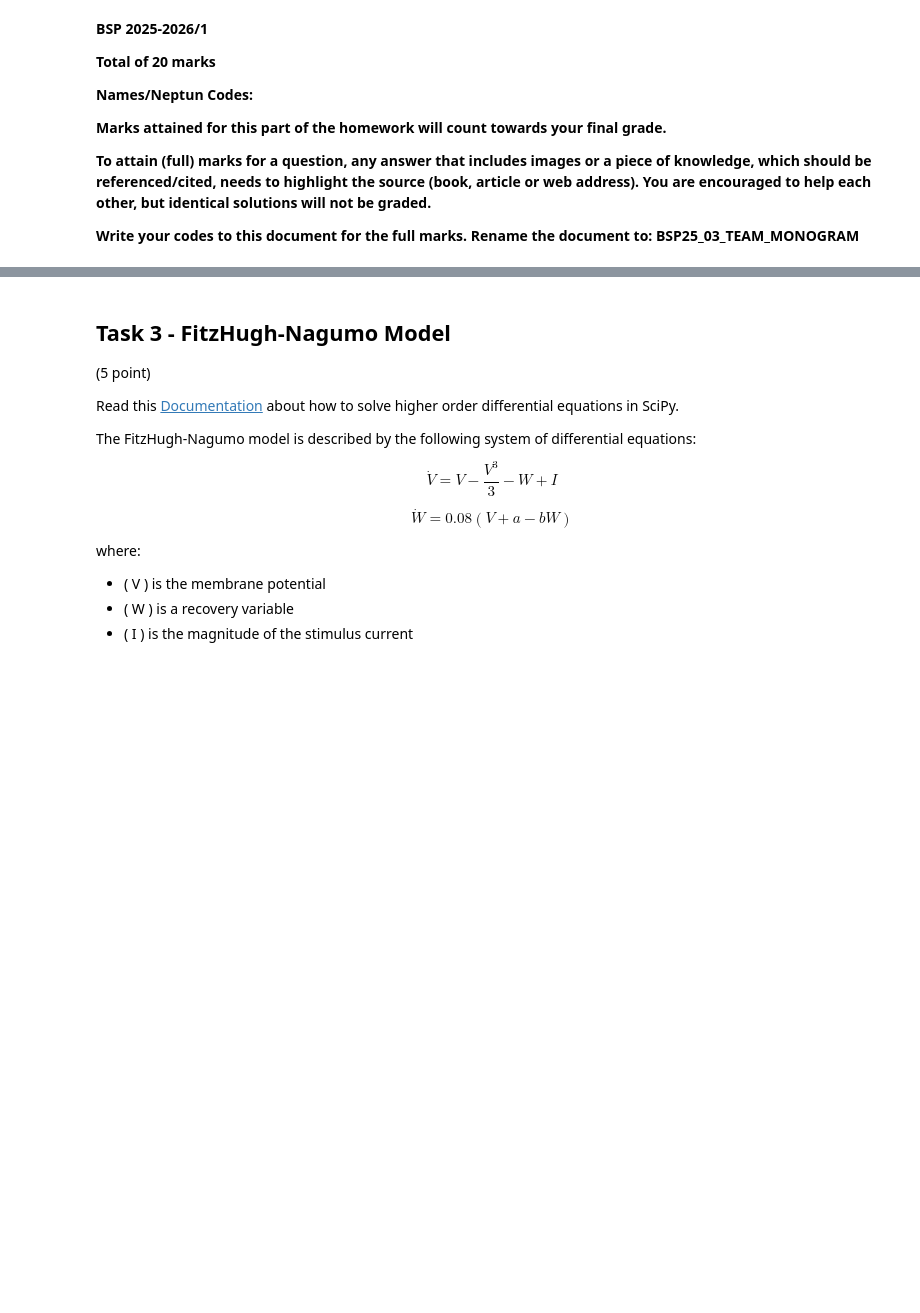
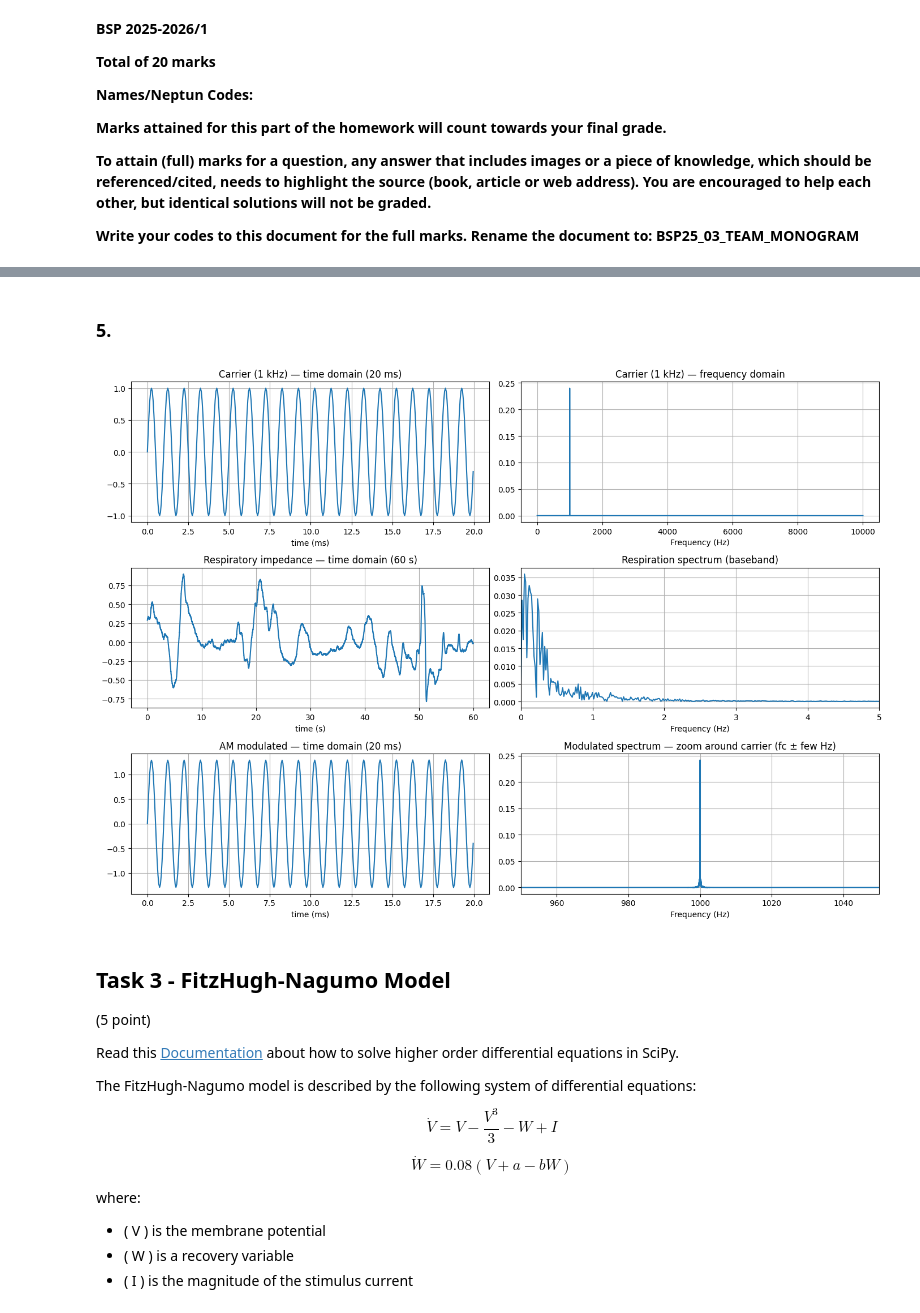
Before and after one commit to BalazsTersztenyak/biomedical-signal-processing, a Jupyter notebook: assignment2/BSP_LAB_25_03.ipynb, the cells around one changed output, grey strips where cells are left out. Cells and saved outputs as stored; diff of their text form; code cells hidden in the pictures; blank space fills up the shorter version.

```diff
--- a/assignment2/BSP_LAB_25_03.ipynb
+++ b/assignment2/BSP_LAB_25_03.ipynb
@@ -53,3 +185,77 @@ $$
+# %%
+# Build carrier and modulate
+carrier = np.sin(2*np.pi*carrier_freq*t_new)  # amplitude 1
+# Use conventional AM with unity DC -> [1 + s(t)] * carrier
+modulated = (1.0 + resp_up) * carrier
+# %% [markdown]
+### 5.
+# %%
+def compute_fft(x, fs):
+    N = len(x)
+    X = fft(x * np.hanning(N))  # apply window to reduce leakage
+    freqs = fftfreq(N, 1.0/fs)
+    # take positive freqs
+    pos = freqs >= 0
+    return freqs[pos], np.abs(X[pos]) / N
+# %%
+# Compute FFTs
+f_car, Car_mag = compute_fft(carrier, carrier_fs)
+f_resp, Resp_mag = compute_fft(np.interp(np.linspace(0, len(resp_segment)-1, len(t_new)), np.arange(len(resp_segment)), resp_segment), carrier_fs)
+f_mod, Mod_mag = compute_fft(modulated, carrier_fs)
+# %%
+# Plot 3x2 subplot: time domain (top row), frequency domain (bottom row)
+fig, axs = plt.subplots(3, 2, figsize=(14, 10))
+plt.subplots_adjust(hspace=0.45)
+
+# Time domain plots: carrier (short segment), resp (downsampled for plotting), modulated
+# choose a short window for carrier time plot to see oscillations
+n_plot = int(0.02 * carrier_fs)  # 20 ms
+axs[0,0].plot(t_new[:n_plot]*1000, carrier[:n_plot])  # ms
+axs[0,0].set_title("Carrier (1 kHz) — time domain (20 ms)")
+axs[0,0].set_xlabel("time (ms)")
+
+# Respiratory (show full 60 s)
+axs[1,0].plot(t_segment, resp_segment)
+axs[1,0].set_title("Respiratory impedance — time domain (60 s)")
+axs[1,0].set_xlabel("time (s)")
+
+# Modulated signal (show a short window same as carrier)
+axs[2,0].plot(t_new[:n_plot]*1000, modulated[:n_plot])
+axs[2,0].set_title("AM modulated — time domain (20 ms)")
+axs[2,0].set_xlabel("time (ms)")
+
+axs[0,1].plot(f_car, Car_mag)  # ms
+axs[0,1].set_title("Carrier (1 kHz) — frequency domain")
+axs[0,1].set_xlabel("Frequency (Hz)")
+
+# Frequency domain: show up to e.g. 2000 Hz around carrier
+# Plot resp spectrum (low freq)
+axs[1,1].plot(f_resp, Resp_mag)
+axs[1,1].set_xlim(0, 5)  # respiration is low freq (0-2 Hz typically)
+axs[1,1].set_title("Respiration spectrum (baseband)")
+axs[1,1].set_xlabel("Frequency (Hz)")
+
+# Modulated spectrum: show wide range and zoom near fc
+# axs[2,1].plot(f_mod, Mod_mag)
+# axs[2,1].set_xlim(0, carrier_fs/2)
+# axs[2,1].set_ylim(0, np.max(Mod_mag)*1.05)
+# axs[2,1].set_title("Modulated signal spectrum (full)")
+# axs[2,1].set_xlabel("Frequency (Hz)")
+
+# Zoom around carrier to show carrier + sidebands
+axs[2,1].plot(f_mod, Mod_mag)
+axs[2,1].set_xlim(carrier_freq-50, carrier_freq+50)  # +/- 50 Hz to clearly see sidebands for respiration
+axs[2,1].set_title("Modulated spectrum — zoom around carrier (fc ± few Hz)")
+axs[2,1].set_xlabel("Frequency (Hz)")
+
+# tidy
+for ax in axs.flatten():
+    ax.grid(True)
+
+plt.tight_layout()
+plt.show()
+# %% [output]
+[figure, added]
 # %% [markdown]
 ## Task 3 - FitzHugh-Nagumo Model
 (5 point)
```
Also changed, not shown: parts of 33 cells of this notebook.
